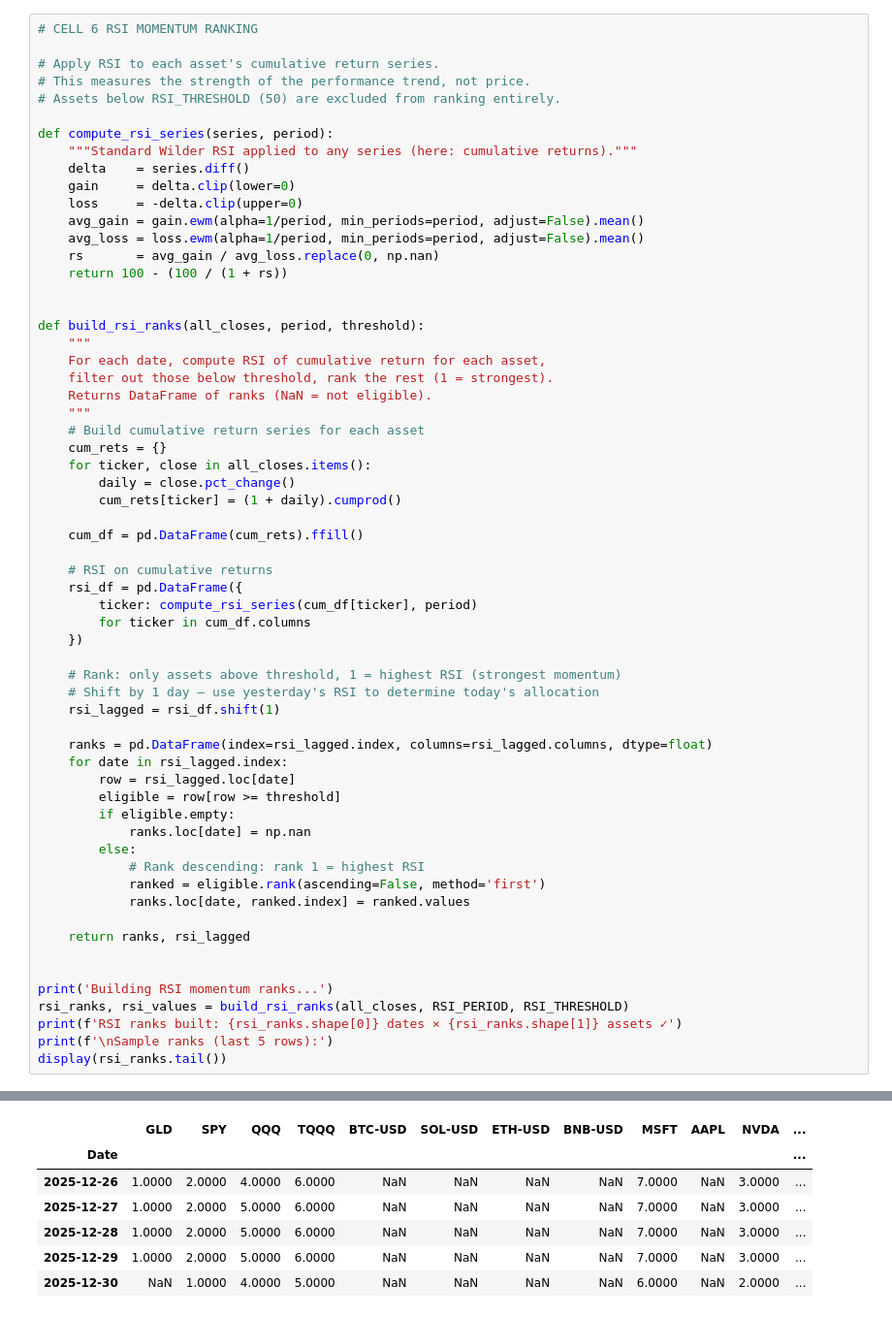
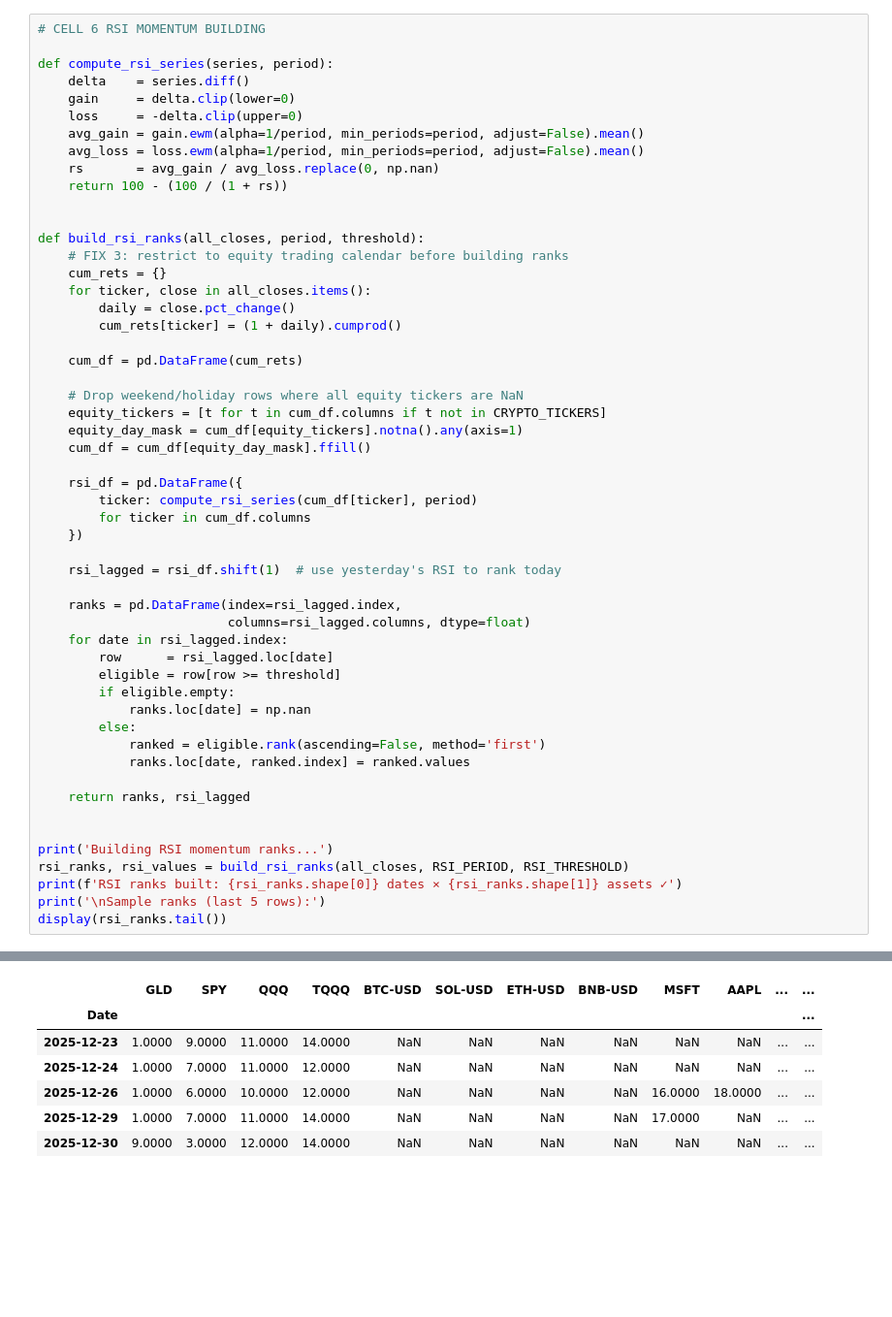
Before and after one commit to gordgoncompsidaytrading605/RSI_Portfolio_allocation, a Jupyter notebook: full_portfolio_RSIrotation.ipynb, the cells around one changed output, grey strips where cells are left out. Shown at 97% size. Saved outputs shown, nothing was run; the diff lists cells and outputs as text; blank space fills up the shorter version.

```diff
--- a/full_portfolio_RSIrotation.ipynb
+++ b/full_portfolio_RSIrotation.ipynb
@@ -382,12 +446,7 @@ Positions built for 12 assets ✓
 # %%
-# CELL 6 RSI MOMENTUM RANKING
-
-# Apply RSI to each asset's cumulative return series.
-# This measures the strength of the performance trend, not price.
-# Assets below RSI_THRESHOLD (50) are excluded from ranking entirely.
+# CELL 6 RSI MOMENTUM BUILDING
 
 def compute_rsi_series(series, period):
-    """Standard Wilder RSI applied to any series (here: cumulative returns)."""
     delta    = series.diff()
     gain     = delta.clip(lower=0)
     loss     = -delta.clip(upper=0)
@@ -398,37 +457,34 @@ def compute_rsi_series(series, period):
 
 
 def build_rsi_ranks(all_closes, period, threshold):
-    """
-    For each date, compute RSI of cumulative return for each asset,
-    filter out those below threshold, rank the rest (1 = strongest).
-    Returns DataFrame of ranks (NaN = not eligible).
-    """
-    # Build cumulative return series for each asset
+    # FIX 3: restrict to equity trading calendar before building ranks
     cum_rets = {}
     for ticker, close in all_closes.items():
         daily = close.pct_change()
         cum_rets[ticker] = (1 + daily).cumprod()
 
-    cum_df = pd.DataFrame(cum_rets).ffill()
+    cum_df = pd.DataFrame(cum_rets)
 
-    # RSI on cumulative returns
+    # Drop weekend/holiday rows where all equity tickers are NaN
+    equity_tickers = [t for t in cum_df.columns if t not in CRYPTO_TICKERS]
+    equity_day_mask = cum_df[equity_tickers].notna().any(axis=1)
+    cum_df = cum_df[equity_day_mask].ffill()
+
     rsi_df = pd.DataFrame({
         ticker: compute_rsi_series(cum_df[ticker], period)
         for ticker in cum_df.columns
     })
 
-    # Rank: only assets above threshold, 1 = highest RSI (strongest momentum)
-    # Shift by 1 day — use yesterday's RSI to determine today's allocation
-    rsi_lagged = rsi_df.shift(1)
+    rsi_lagged = rsi_df.shift(1)  # use yesterday's RSI to rank today
 
-    ranks = pd.DataFrame(index=rsi_lagged.index, columns=rsi_lagged.columns, dtype=float)
+    ranks = pd.DataFrame(index=rsi_lagged.index,
+                         columns=rsi_lagged.columns, dtype=float)
     for date in rsi_lagged.index:
-        row = rsi_lagged.loc[date]
+        row      = rsi_lagged.loc[date]
         eligible = row[row >= threshold]
         if eligible.empty:
             ranks.loc[date] = np.nan
         else:
-            # Rank descending: rank 1 = highest RSI
             ranked = eligible.rank(ascending=False, method='first')
             ranks.loc[date, ranked.index] = ranked.values
 
@@ -438,7 +494,7 @@ def build_rsi_ranks(all_closes, period, threshold):
 print('Building RSI momentum ranks...')
 rsi_ranks, rsi_values = build_rsi_ranks(all_closes, RSI_PERIOD, RSI_THRESHOLD)
 print(f'RSI ranks built: {rsi_ranks.shape[0]} dates × {rsi_ranks.shape[1]} assets ✓')
-print(f'\nSample ranks (last 5 rows):')
+print('\nSample ranks (last 5 rows):')
 display(rsi_ranks.tail())
 # %% [output]
 Building RSI momentum ranks...
@@ -446,9 +502,9 @@ RSI ranks built: 3286 dates × 12 assets ✓
 
 Sample ranks (last 5 rows):
-|  | GLD | SPY | QQQ | TQQQ | BTC-USD | SOL-USD | ETH-USD | BNB-USD | MSFT | AAPL | NVDA | ... |
+|  | GLD | SPY | QQQ | TQQQ | BTC-USD | SOL-USD | ETH-USD | BNB-USD | MSFT | AAPL | ... | ... |
 | Date |  |  |  |  |  |  |  |  |  |  |  | ... |
-| 2025-12-26 | 1.0000 | 2.0000 | 4.0000 | 6.0000 | NaN | NaN | NaN | NaN | 7.0000 | NaN | 3.0000 | ... |
-| 2025-12-27 | 1.0000 | 2.0000 | 5.0000 | 6.0000 | NaN | NaN | NaN | NaN | 7.0000 | NaN | 3.0000 | ... |
-| 2025-12-28 | 1.0000 | 2.0000 | 5.0000 | 6.0000 | NaN | NaN | NaN | NaN | 7.0000 | NaN | 3.0000 | ... |
-| 2025-12-29 | 1.0000 | 2.0000 | 5.0000 | 6.0000 | NaN | NaN | NaN | NaN | 7.0000 | NaN | 3.0000 | ... |
-| 2025-12-30 | NaN | 1.0000 | 4.0000 | 5.0000 | NaN | NaN | NaN | NaN | 6.0000 | NaN | 2.0000 | ... |
+| 2025-12-23 | 1.0000 | 9.0000 | 11.0000 | 14.0000 | NaN | NaN | NaN | NaN | NaN | NaN | ... | ... |
+| 2025-12-24 | 1.0000 | 7.0000 | 11.0000 | 12.0000 | NaN | NaN | NaN | NaN | NaN | NaN | ... | ... |
+| 2025-12-26 | 1.0000 | 6.0000 | 10.0000 | 12.0000 | NaN | NaN | NaN | NaN | 16.0000 | 18.0000 | ... | ... |
+| 2025-12-29 | 1.0000 | 7.0000 | 11.0000 | 14.0000 | NaN | NaN | NaN | NaN | 17.0000 | NaN | ... | ... |
+| 2025-12-30 | 9.0000 | 3.0000 | 12.0000 | 14.0000 | NaN | NaN | NaN | NaN | NaN | NaN | ... | ... |
```
Also changed, not shown: parts of 15 cells of this notebook.
